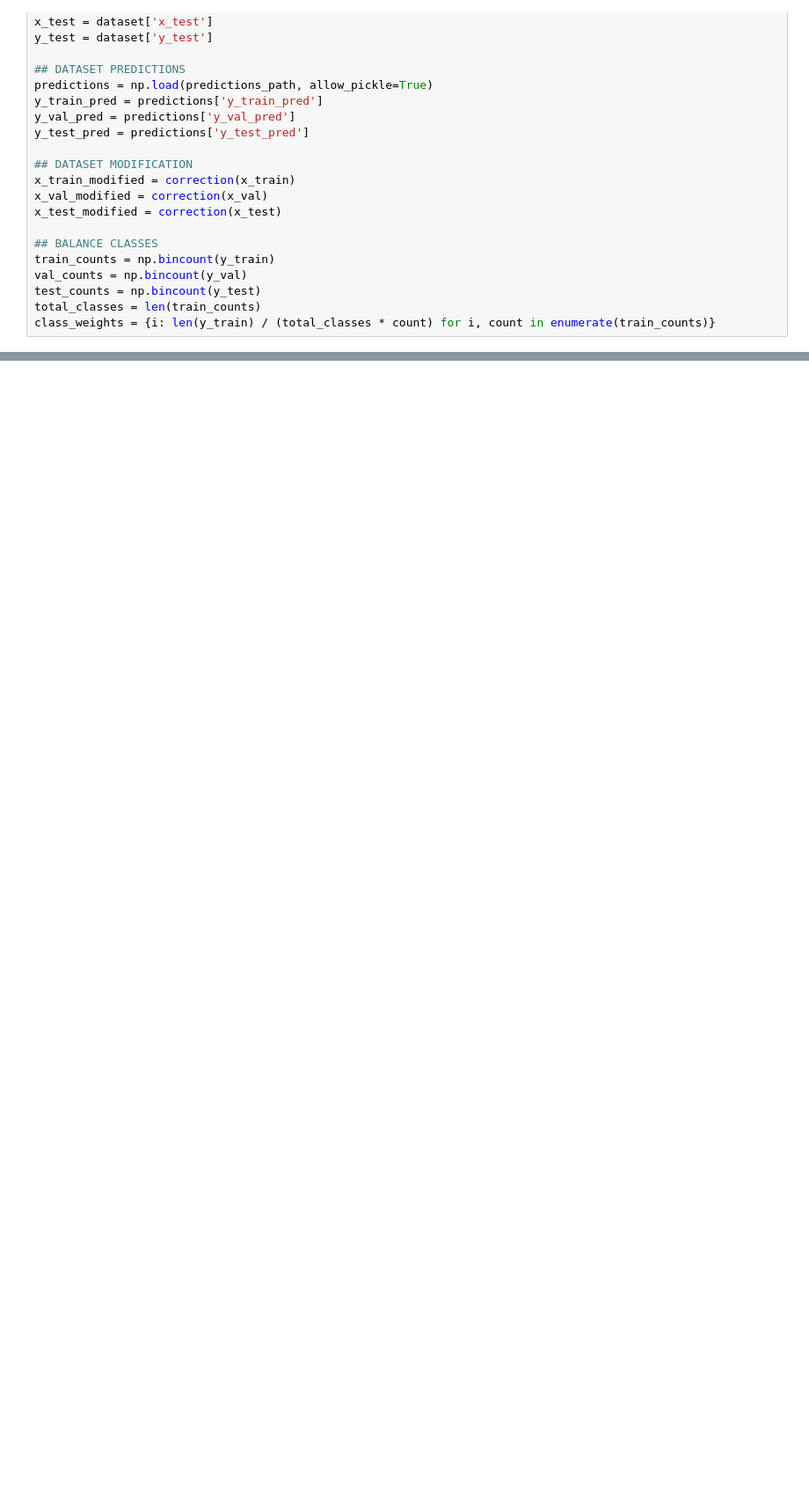
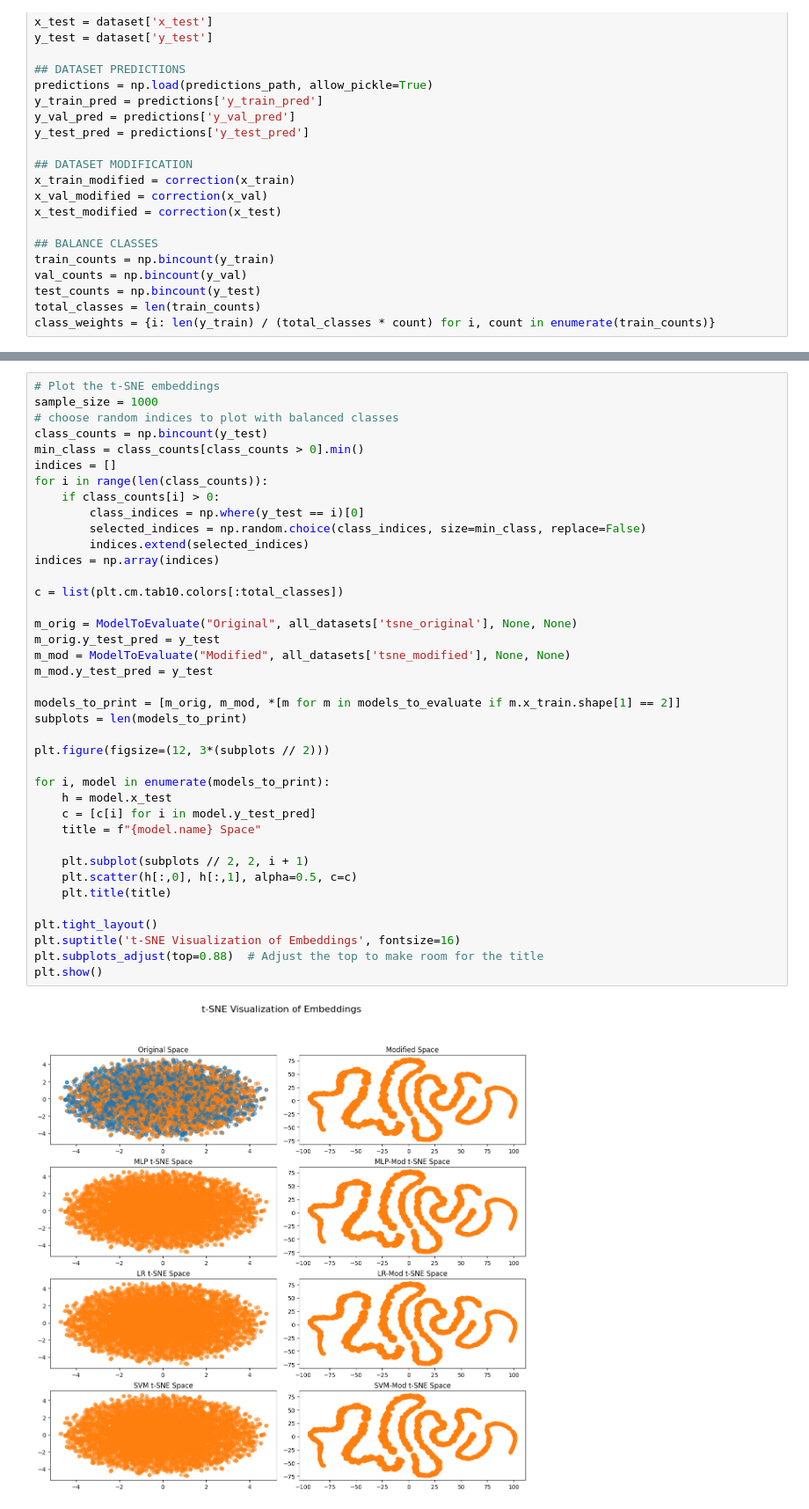
Before and after one commit to Berack96/upo-AIContrastive, a Jupyter notebook: src/chexnet/training_new_classifier.ipynb, the cells around one changed output, grey strips where cells are left out. Shown at 88% size. Saved outputs shown, nothing was run; the diff lists cells and outputs as text; blank space fills up the shorter version.

```diff
--- a/src/chexnet/training_new_classifier.ipynb
+++ b/src/chexnet/training_new_classifier.ipynb
@@ -164,0 +207,41 @@ for (title, *all_predictions) in data_to_evaluate:
+# %%
+# Plot the t-SNE embeddings
+sample_size = 1000
+# choose random indices to plot with balanced classes
+class_counts = np.bincount(y_test)
+min_class = class_counts[class_counts > 0].min()
+indices = []
+for i in range(len(class_counts)):
+    if class_counts[i] > 0:
+        class_indices = np.where(y_test == i)[0]
+        selected_indices = np.random.choice(class_indices, size=min_class, replace=False)
+        indices.extend(selected_indices)
+indices = np.array(indices)
+
+c = list(plt.cm.tab10.colors[:total_classes])
+
+m_orig = ModelToEvaluate("Original", all_datasets['tsne_original'], None, None)
+m_orig.y_test_pred = y_test
+m_mod = ModelToEvaluate("Modified", all_datasets['tsne_modified'], None, None)
+m_mod.y_test_pred = y_test
+
+models_to_print = [m_orig, m_mod, *[m for m in models_to_evaluate if m.x_train.shape[1] == 2]]
+subplots = len(models_to_print)
+
+plt.figure(figsize=(12, 3*(subplots // 2)))
+
+for i, model in enumerate(models_to_print):
+    h = model.x_test
+    c = [c[i] for i in model.y_test_pred]
+    title = f"{model.name} Space"
+
+    plt.subplot(subplots // 2, 2, i + 1)
+    plt.scatter(h[:,0], h[:,1], alpha=0.5, c=c)
+    plt.title(title)
+
+plt.tight_layout()
+plt.suptitle('t-SNE Visualization of Embeddings', fontsize=16)
+plt.subplots_adjust(top=0.88)  # Adjust the top to make room for the title
+plt.show()
+# %% [output]
+[figure, added]
```
Also changed, not shown: parts of 9 cells of this notebook, 1 other file.
